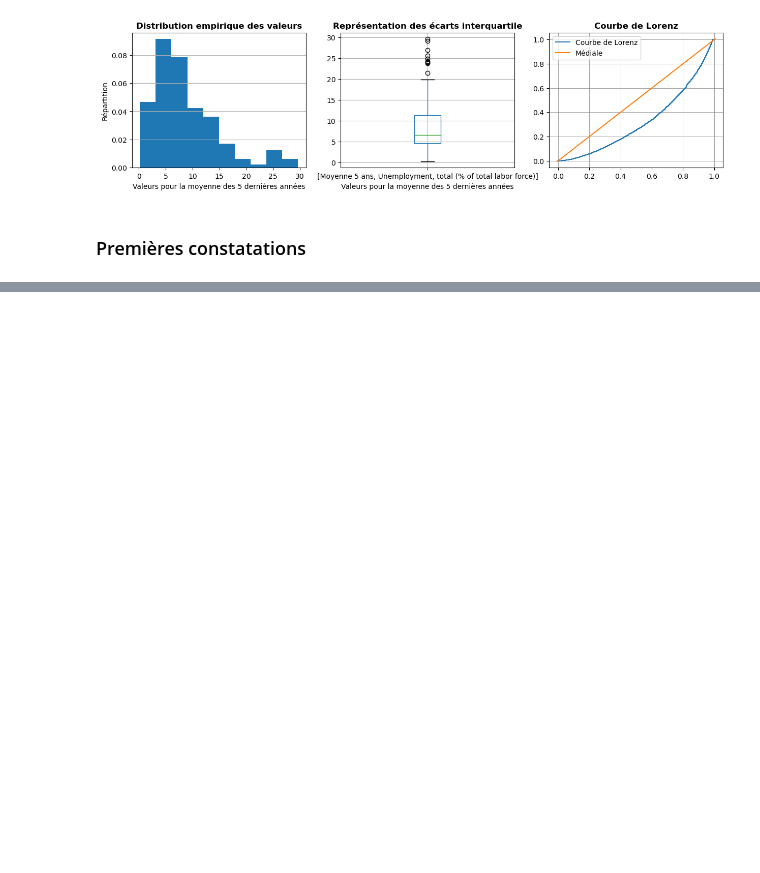
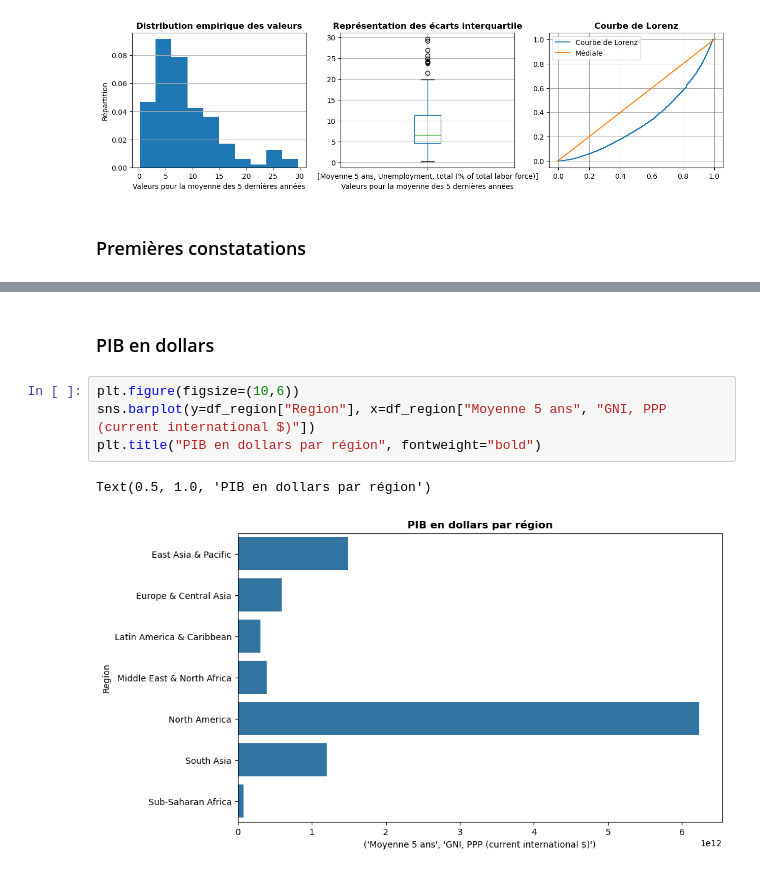
Before and after one commit to lalende/OpenClassRooms-Certification-Data-Scientist, a Jupyter notebook: Projet 2 - Analysez des données de systèmes éducatifs/Projet 2.ipynb, the cells around one changed output, grey strips where cells are left out. Saved outputs shown, nothing was run; the diff lists cells and outputs as text; blank space fills up the shorter version.

```diff
--- a/Projet 2 - Analysez des données de systèmes éducatifs/Projet 2.ipynb
+++ b/Projet 2 - Analysez des données de systèmes éducatifs/Projet 2.ipynb
@@ -1792,0 +1830,9 @@ Courbes des autres statistiques
+# %% [markdown]
+### PIB en dollars
+# %%
+plt.figure(figsize=(10,6))
+sns.barplot(y=df_region["Region"], x=df_region["Moyenne 5 ans", "GNI, PPP (current international $)"])
+plt.title("PIB en dollars par région", fontweight="bold")
+# %% [output]
+Text(0.5, 1.0, 'PIB en dollars par région')
+[figure, added]
```
Also changed, not shown: parts of 52 cells of this notebook.
